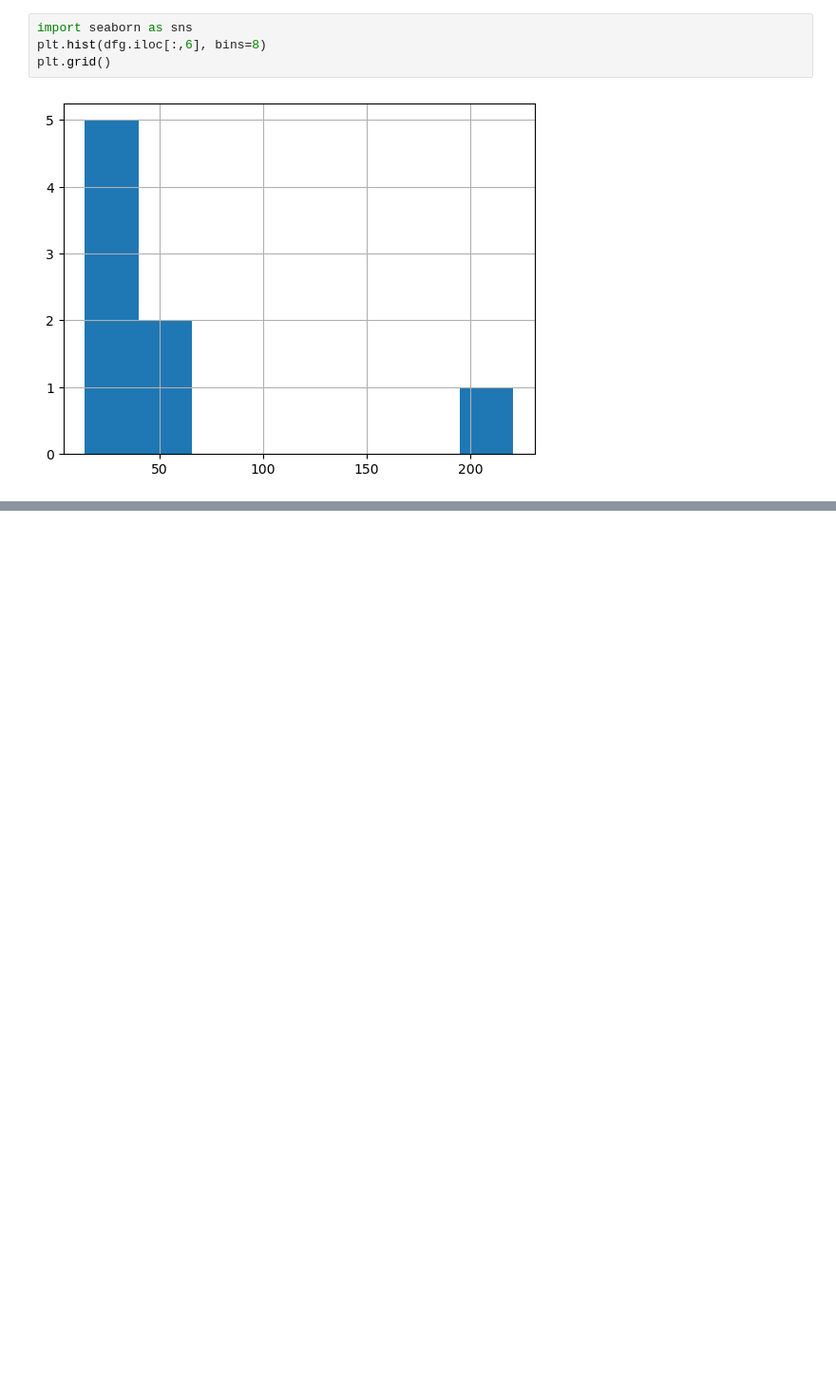
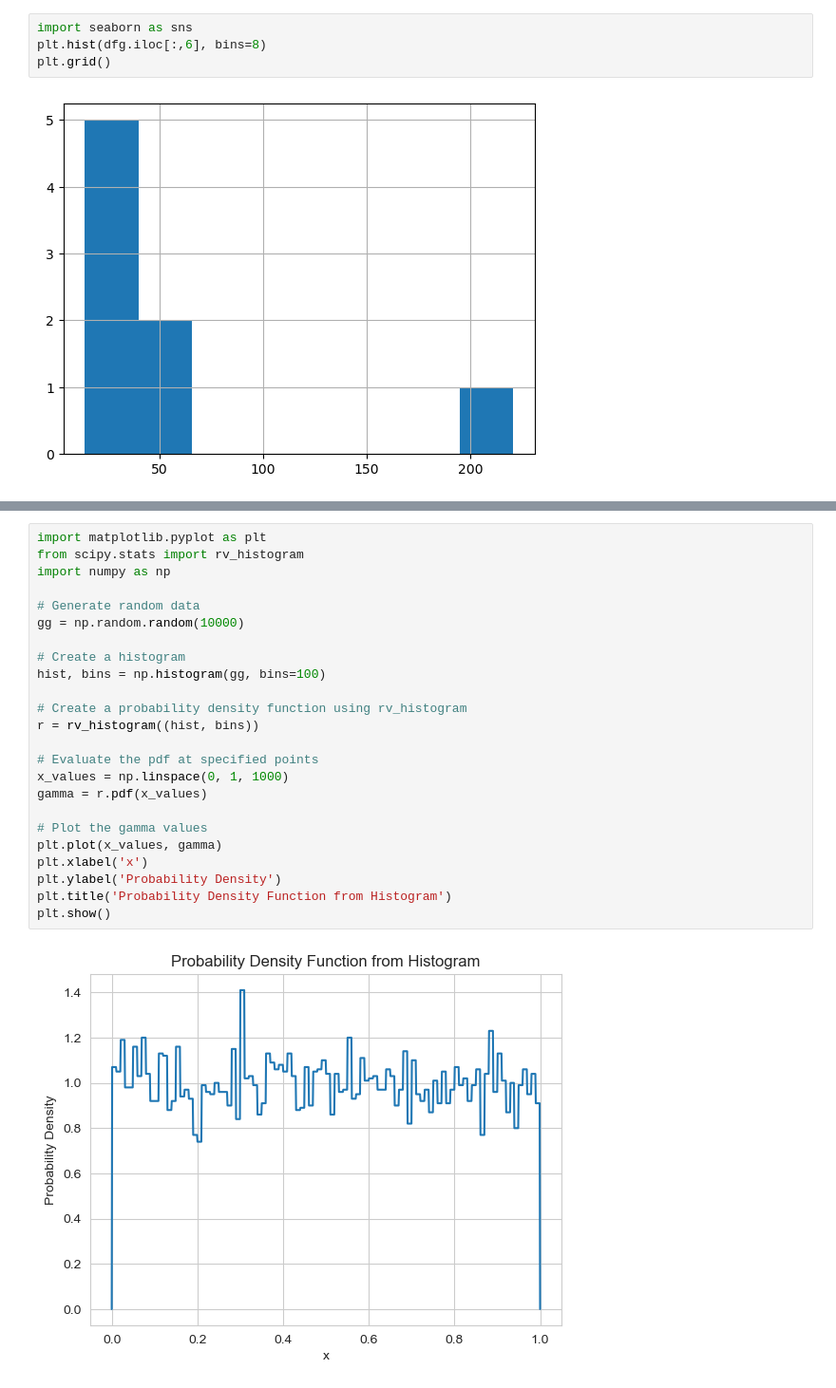
Before and after one commit to 96mat/ENRK, a Jupyter notebook: Report.ipynb, the cells around one changed output, grey strips where cells are left out. Shown at 95% size. Saved outputs shown, nothing was run; the diff lists cells and outputs as text; blank space fills up the shorter version.

```diff
--- a/Report.ipynb
+++ b/Report.ipynb
@@ -200,0 +238,26 @@ sns.displot(x=dfg.iloc[:,6], bins=8)
+# %%
+import matplotlib.pyplot as plt
+from scipy.stats import rv_histogram
+import numpy as np
+
+# Generate random data
+gg = np.random.random(10000)
+
+# Create a histogram
+hist, bins = np.histogram(gg, bins=100)
+
+# Create a probability density function using rv_histogram
+r = rv_histogram((hist, bins))
+
+# Evaluate the pdf at specified points
+x_values = np.linspace(0, 1, 1000)
+gamma = r.pdf(x_values)
+
+# Plot the gamma values
+plt.plot(x_values, gamma)
+plt.xlabel('x')
+plt.ylabel('Probability Density')
+plt.title('Probability Density Function from Histogram')
+plt.show()
+# %% [output]
+[figure, added]
```
Also changed, not shown: parts of 9 cells of this notebook.
